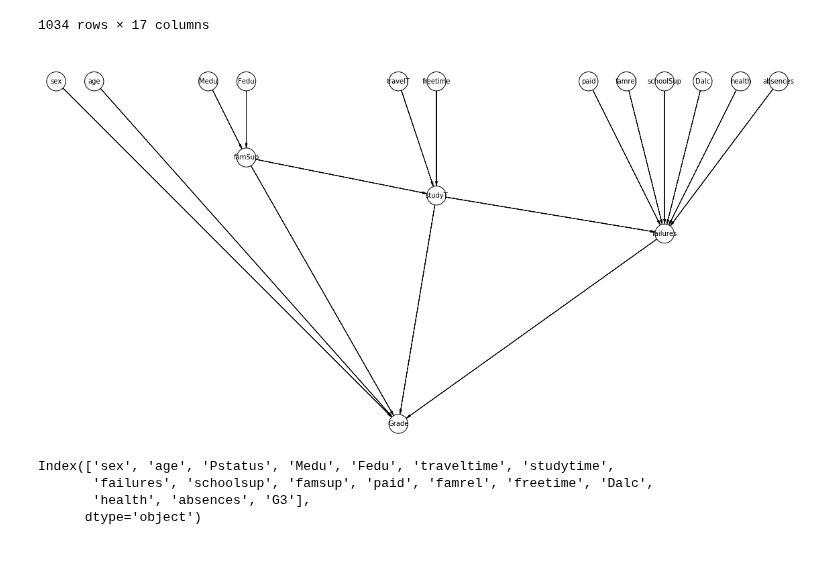
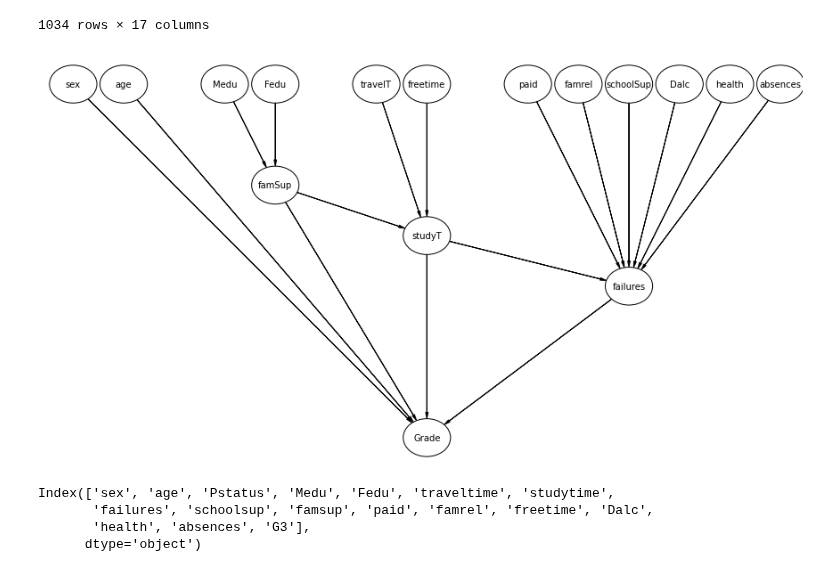
Before and after one commit to Mikalb98/StudentAnalysis-BayesianNetwork, a Jupyter notebook: Bayesian Model.ipynb, the cells around one changed output. Drawn from its saved outputs; the diff is of its cells as text; code cells hidden in the pictures.

```diff
--- a/Bayesian Model.ipynb
+++ b/Bayesian Model.ipynb
@@ -536,82 +536,72 @@ df_new.head(-10)
 | 638 | M | 15-17 | T | 2 | 3 | 2 | 2 | 0 | no | no | ... |
 1034 rows × 17 columns
 # %%
-pgm = PGM(shape=[20, 10])   #creo la matrice di posizionamento dei nodi di dimensione 20x10
+import daft
+import matplotlib.pyplot as plt
+from daft import PGM
 
-pgm.add_node(daft.Node('sex', r"sex", 1, 10))   #'sex' è il testo che verrà mostrato, r"sex" è l'identificativo, (1,10) sono le coordinate del nodo all'interno della matrice 20x10.
+pgm = PGM(shape=[15, 8],aspect=1.25, node_unit=1.5)
 
-#N.B. l'origine sta in basso a sinistra.
-
-pgm.add_node(daft.Node('age', r"age", 2, 10))
-#pgm.add_node(daft.Node('address', r"address", 9, 10))
-#pgm.add_node(daft.Node('Pstatus', r"Pstatus", 4, 10))
-pgm.add_node(daft.Node('Medu', r"Medu", 5, 10))
-pgm.add_node(daft.Node('Fedu', r"Fedu", 6, 10))
-#pgm.add_node(daft.Node('Mjob', r"Mjob", 7, 10))
-#pgm.add_node(daft.Node('Fjob', r"Fjob", 8, 10))
-#pgm.add_node(daft.Node('reason', r"reason", 3, 10))
-pgm.add_node(daft.Node('travelT', r"travelT", 10, 10))
-pgm.add_node(daft.Node('schoolSup', r"schoolSup", 17, 10))
-pgm.add_node(daft.Node('paid', r"paid", 15, 10))
-#pgm.add_node(daft.Node('activities', r"activities", 13, 10))
-#pgm.add_node(daft.Node('higher', r"higher", 14, 10))
-#pgm.add_node(daft.Node('internet', r"internet", 12, 10))
-pgm.add_node(daft.Node('famrel', r"famrel", 16, 10))
-pgm.add_node(daft.Node('freetime', r"freetime", 11, 10))
-pgm.add_node(daft.Node('Dalc', r"Dalc", 18, 10))
-pgm.add_node(daft.Node('health', r"health", 19, 10))
-pgm.add_node(daft.Node('absences', r"absences", 20, 10))
-
-pgm.add_node(daft.Node('famSup', r"famSup", 6, 8))
-pgm.add_node(daft.Node('studyT', r"studyT", 11, 7))
-pgm.add_node(daft.Node('failures', r"failures", 17, 6))
+pgm.add_node(daft.Node('sex', r"sex", 1, 8))
+pgm.add_node(daft.Node('age', r"age", 2, 8))
+pgm.add_node(daft.Node('Medu', r"Medu", 4, 8))
+pgm.add_node(daft.Node('Fedu', r"Fedu", 5, 8))
+pgm.add_node(daft.Node('travelT', r"travelT", 7, 8))
+pgm.add_node(daft.Node('freetime', r"freetime", 8, 8))
+pgm.add_node(daft.Node('paid', r"paid", 10, 8))
+pgm.add_node(daft.Node('famrel', r"famrel", 11, 8))
+pgm.add_node(daft.Node('schoolSup', r"schoolSup", 12, 8))
+pgm.add_node(daft.Node('Dalc', r"Dalc", 13, 8))
+pgm.add_node(daft.Node('health', r"health", 14, 8))
+pgm.add_node(daft.Node('absences', r"absences", 15, 8))
 
 
-pgm.add_node(daft.Node('Grade', r"Grade", 10, 1))
+pgm.add_node(daft.Node('famSup', r"famSup", 5, 6))
+
+pgm.add_node(daft.Node('studyT', r"studyT", 8, 5))
+
+pgm.add_node(daft.Node('failures', r"failures", 12, 4))
 
 
-#ora invece aggiungo le frecce:
+pgm.add_node(daft.Node('Grade', r"Grade", 8, 1))
 
-pgm.add_edge('Medu', 'famSup')   #prende l'identificativo del nodo 1 e del nodo 2 e inserisce una freccia da nodo 1 a 2
+pgm.add_edge('Medu', 'famSup')
 pgm.add_edge('Fedu', 'famSup')
-#pgm.add_edge('Mjob', 'famSup')
-#pgm.add_edge('Fjob', 'famSup')
-#pgm.add_edge('Pstatus', 'famSup')
+
 
 
 
 
 pgm.add_edge('travelT', 'studyT')
 pgm.add_edge('famSup', 'studyT')
-#pgm.add_edge('activities', 'studyT')
-#pgm.add_edge('internet', 'studyT')
+
 pgm.add_edge('freetime', 'studyT')
-#pgm.add_edge('address', 'studyT')
+
 
 
 pgm.add_edge('studyT', 'failures')
 pgm.add_edge('schoolSup', 'failures')
 pgm.add_edge('paid', 'failures')
-#pgm.add_edge('higher', 'failures')
+pgm.add_edge('health', 'failures')
 pgm.add_edge('famrel', 'failures')
 pgm.add_edge('Dalc', 'failures')
 pgm.add_edge('absences', 'failures')
-pgm.add_edge('health', 'failures')
+
 
 
 pgm.add_edge('sex', 'Grade')
 pgm.add_edge('famSup', 'Grade')
 pgm.add_edge('studyT', 'Grade')
 pgm.add_edge('failures', 'Grade')
 pgm.add_edge('age', 'Grade')
-#pgm.add_edge('reason', 'Grade')
+
 
 
 
 pgm.render()
 plt.show()
 # %% [output]
-[figure, old version]
+[figure, new version]
 # %%
 df_new.columns
 # %% [output]
```
Also changed, not shown: parts of 4 cells of this notebook.
